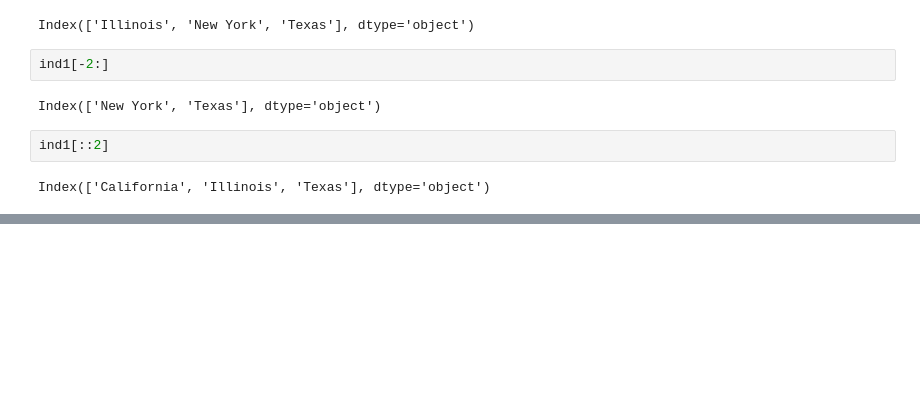
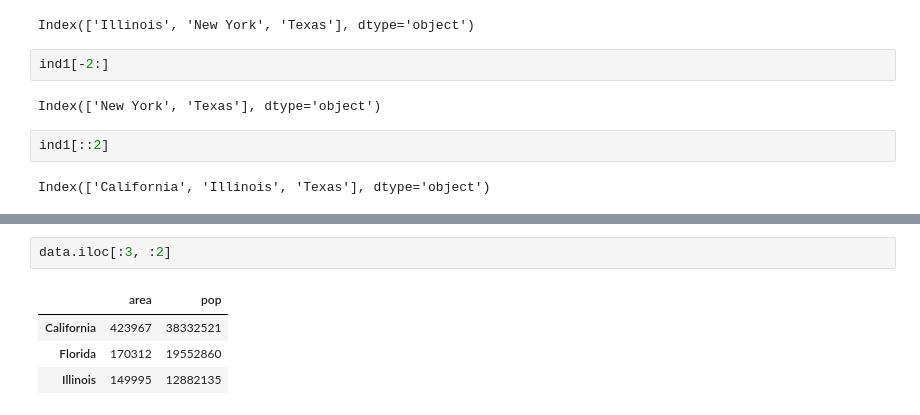
Before and after one commit to ausim/InfoTechForOps, a Jupyter notebook: notebooks/3.5.0 Introduction to Pandas.ipynb, the cells around one changed output, grey strips where cells are left out. Saved outputs shown, nothing was run; the diff lists cells and outputs as text; blank space fills up the shorter version.

```diff
--- a/notebooks/3.5.0 Introduction to Pandas.ipynb
+++ b/notebooks/3.5.0 Introduction to Pandas.ipynb
@@ -119,0 +299,7 @@ Index(['California', 'Illinois', 'Texas'], dtype='object')
+# %%
+data.iloc[:3, :2]
+# %% [output]
+|  | area | pop |
+| California | 423967 | 38332521 |
+| Florida | 170312 | 19552860 |
+| Illinois | 149995 | 12882135 |
```
Also changed, not shown: parts of 55 cells of this notebook, 1 other file.
